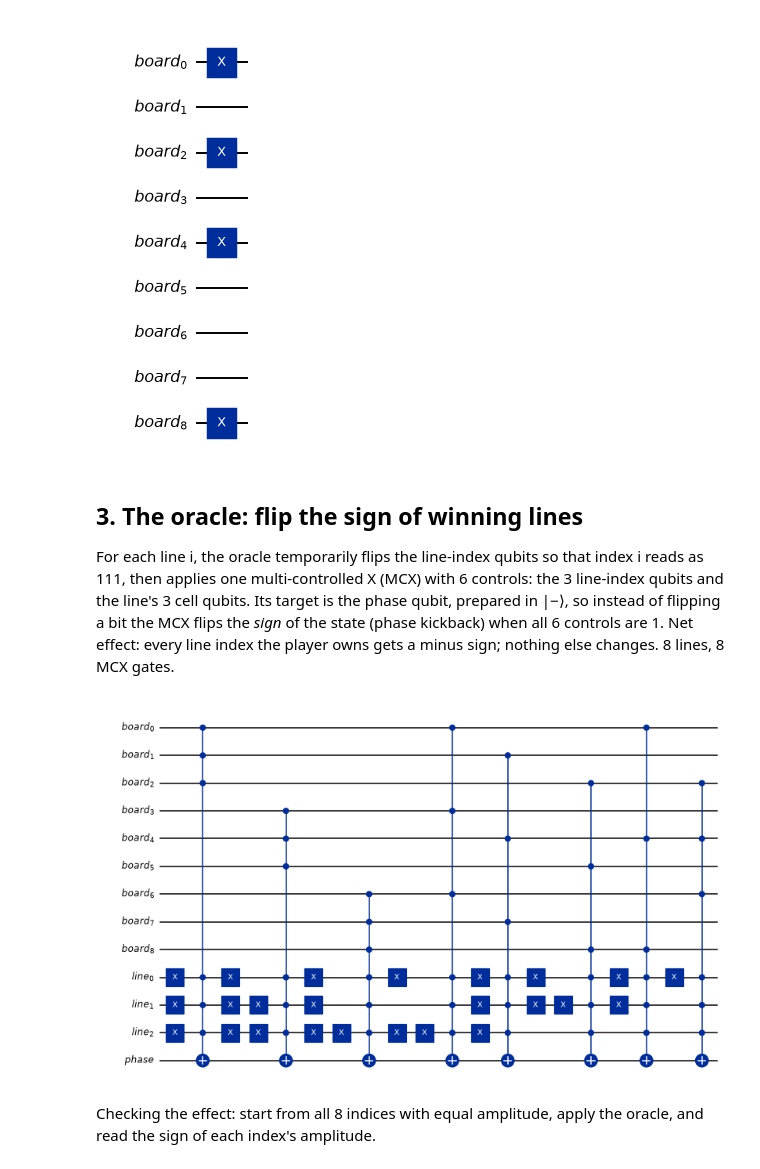
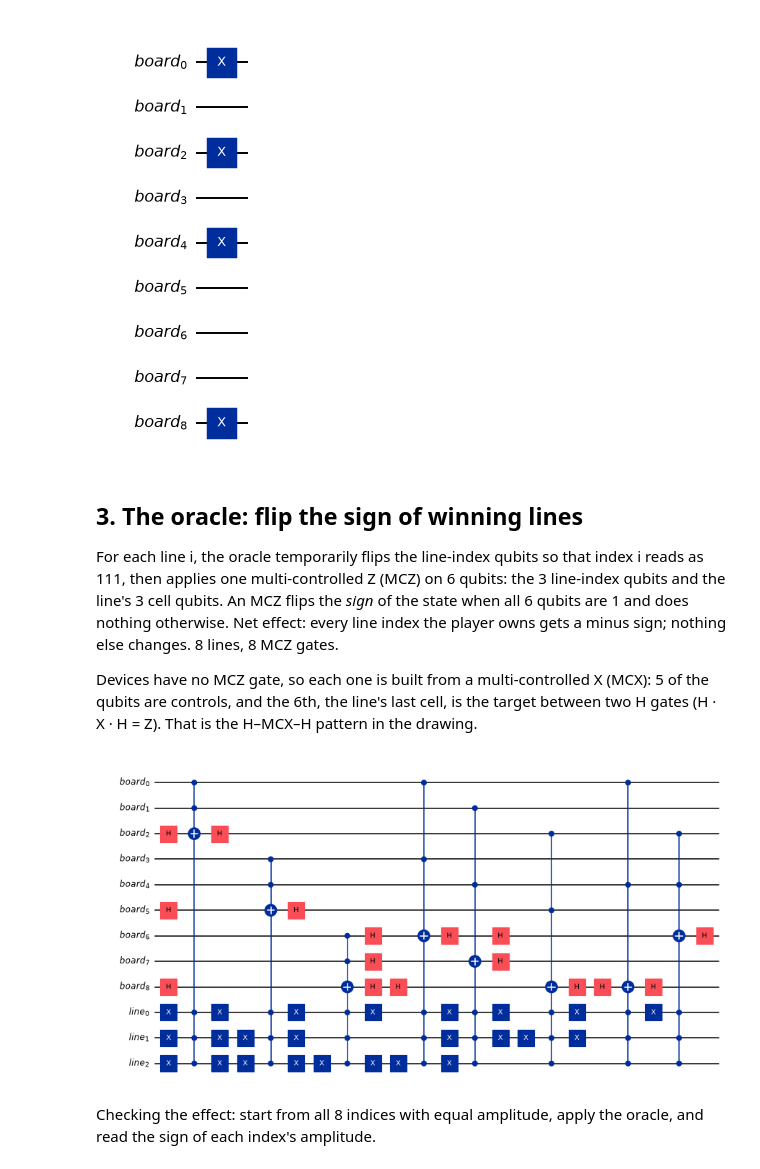
Before and after one commit to RyanPrax/Quantum-TicTacToe, a Jupyter notebook: notebooks/01_how_it_works.ipynb, the cells around one changed output. Cells and saved outputs as stored; diff of their text form; code cells hidden in the pictures.

```diff
--- a/notebooks/01_how_it_works.ipynb
+++ b/notebooks/01_how_it_works.ipynb
@@ -118,20 +118,23 @@ qubits set to |1>: [0, 2, 4, 8]
 ## 3. The oracle: flip the sign of winning lines
 
 For each line i, the oracle temporarily flips the line-index qubits so that
-index i reads as 111, then applies one multi-controlled X (MCX) with 6
-controls: the 3 line-index qubits and the line's 3 cell qubits. Its target is
-the phase qubit, prepared in |−⟩, so instead of flipping a bit the MCX flips
-the *sign* of the state (phase kickback) when all 6 controls are 1. Net
-effect: every line index the player owns gets a minus sign; nothing else
-changes. 8 lines, 8 MCX gates.
+index i reads as 111, then applies one multi-controlled Z (MCZ) on 6 qubits:
+the 3 line-index qubits and the line's 3 cell qubits. An MCZ flips the *sign*
+of the state when all 6 qubits are 1 and does nothing otherwise. Net effect:
+every line index the player owns gets a minus sign; nothing else changes.
+8 lines, 8 MCZ gates.
+
+Devices have no MCZ gate, so each one is built from a multi-controlled X
+(MCX): 5 of the qubits are controls, and the 6th, the line's last cell, is the
+target between two H gates (H · X · H = Z). That is the H–MCX–H pattern in the
+drawing.
 # %%
 line_reg = QuantumRegister(3, "line")
-phase_reg = QuantumRegister(1, "phase")
-oracle = QuantumCircuit(board_reg, line_reg, phase_reg)
-player_oracle(oracle, board_reg, line_reg, phase_reg[0])
+oracle = QuantumCircuit(board_reg, line_reg)
+player_oracle(oracle, board_reg, line_reg)
 oracle.draw("mpl", fold=40, scale=0.55)
 # %% [output]
-[figure, old version]
+[figure, new version]
 # %% [markdown]
 Checking the effect: start from all 8 indices with equal amplitude, apply the
 oracle, and read the sign of each index's amplitude.
```
Also changed, not shown: parts of 10 cells of this notebook, 2 other files.
